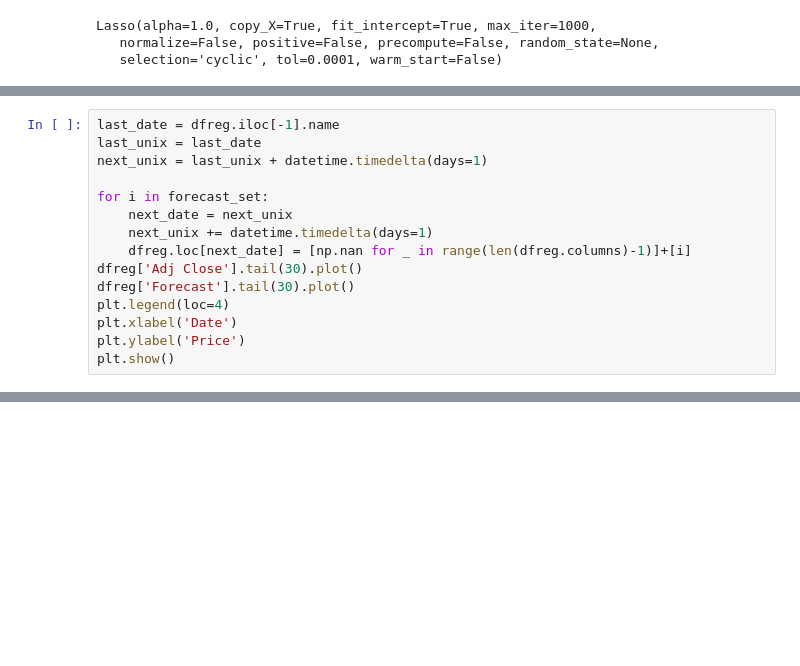
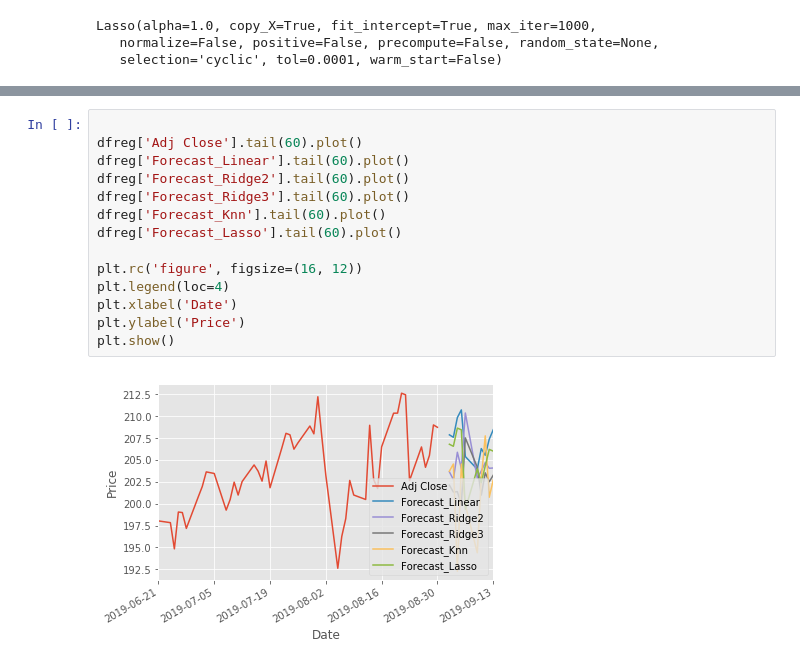
Before and after one commit to wcheungnet/ScikitLearnPrediction, a Jupyter notebook: StockPrediction.ipynb, the cells around one changed output, grey strips where cells are left out. Cells and saved outputs as stored; diff of their text form; blank space fills up the shorter version.

```diff
--- a/StockPrediction.ipynb
+++ b/StockPrediction.ipynb
@@ -199,15 +150,0 @@ Prediction :
-# %%
-last_date = dfreg.iloc[-1].name
-last_unix = last_date
-next_unix = last_unix + datetime.timedelta(days=1)
-
-for i in forecast_set:
-    next_date = next_unix
-    next_unix += datetime.timedelta(days=1)
-    dfreg.loc[next_date] = [np.nan for _ in range(len(dfreg.columns)-1)]+[i]
-dfreg['Adj Close'].tail(30).plot()
-dfreg['Forecast'].tail(30).plot()
-plt.legend(loc=4)
-plt.xlabel('Date')
-plt.ylabel('Price')
-plt.show()
@@ -217,0 +211,16 @@ dfreg.tail(10)
+# %%
+
+dfreg['Adj Close'].tail(60).plot()
+dfreg['Forecast_Linear'].tail(60).plot()
+dfreg['Forecast_Ridge2'].tail(60).plot()
+dfreg['Forecast_Ridge3'].tail(60).plot()
+dfreg['Forecast_Knn'].tail(60).plot()
+dfreg['Forecast_Lasso'].tail(60).plot()
+
+plt.rc('figure', figsize=(16, 12))
+plt.legend(loc=4)
+plt.xlabel('Date')
+plt.ylabel('Price')
+plt.show()
+# %% [output]
+[figure, added]
```
Also changed, not shown: parts of 8 cells of this notebook, 1 other file.
